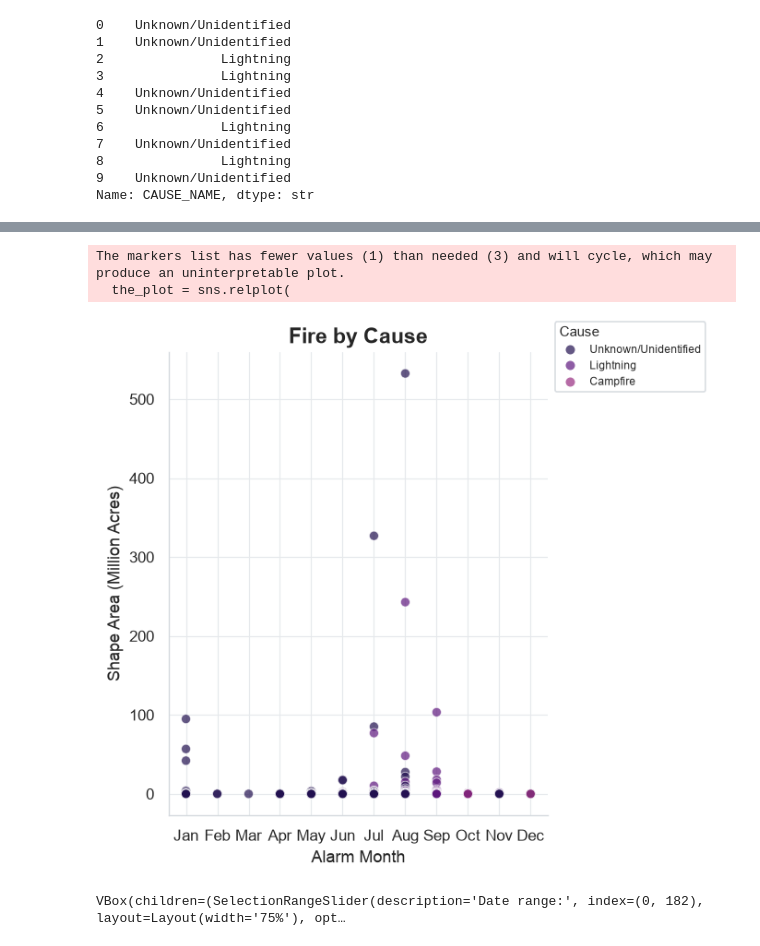
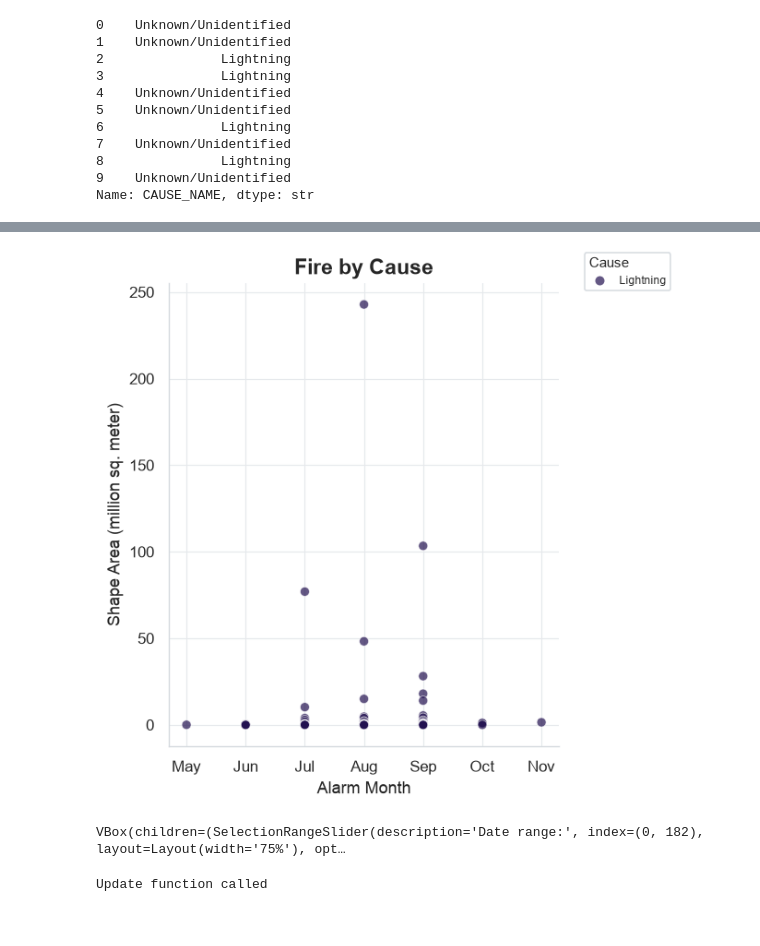
Before and after one commit to Sophiacyt/Wildfire-Wetland_BunkerAndersonTseng, a Jupyter notebook: scripts/A4/fire_by_cause_Sophia.ipynb, the cells around one changed output, grey strips where cells are left out. Cells and saved outputs as stored; diff of their text form; code cells hidden in the pictures.

```diff
--- a/scripts/A4/fire_by_cause_Sophia.ipynb
+++ b/scripts/A4/fire_by_cause_Sophia.ipynb
@@ -155,7 +155,7 @@ alarm_start_date = "2025-01-01" #alarm date dropdown range
 alarm_end_date = "2025-12-31"
 cont_start_date = "2025-01-01" #containment date dropdown range
 cont_end_date = "2025-12-31"
-cause = ['Lightning','Unknown/Unidentified']
+cause = 'Lightning'
 size = 0
 
 # Subset the data
@@ -164,7 +164,7 @@ fire_subset = fire_shp_25.loc[
     (fire_shp_25['ALARM_DATE'] <= alarm_end_date) &    # End date
     (fire_shp_25['CONT_DATE'] >= cont_start_date) &    # Containment start date
     (fire_shp_25['CONT_DATE'] <= cont_end_date) &      # Containment end date
-    (fire_shp_25['CAUSE_NAME'].isin(cause)) &
+    (fire_shp_25['CAUSE_NAME']==(cause)) &
     (fire_shp_25['Shape_Area'] >= size),
 ]
 
@@ -191,7 +191,7 @@ the_plot = sns.relplot(
 )
 
 #Set plot title and axis labels
-the_plot.set_axis_labels('Alarm Month', 'Shape Area (Million Acres)')
+the_plot.set_axis_labels('Alarm Month', 'Shape Area (million sq. meter)')
 the_plot.set(title='Fire by Cause')
 
 #Clean up the legend
@@ -235,7 +233,7 @@ def plot_fire_cause(alarm_start_date = "2025-01-01", #alarm date dropdown range
         (fire_shp_25['ALARM_DATE'] <= alarm_end_date) &    # End date
         (fire_shp_25['CONT_DATE'] >= cont_start_date) &    # Containment start date
         (fire_shp_25['CONT_DATE'] <= cont_end_date) &      # Containment end date
-        (fire_shp_25['CAUSE_NAME'].isin(cause)) &
+        (fire_shp_25['CAUSE_NAME']==(cause)) &
         (fire_shp_25['Shape_Area'] >= size),
         ]
 
@@ -251,7 +249,7 @@ def plot_fire_cause(alarm_start_date = "2025-01-01", #alarm date dropdown range
     )
 
     #Set plot title and axis labels
-    the_plot.set_axis_labels('Alarm Month', 'Shape Area (Million Acres)')
+    the_plot.set_axis_labels('Alarm Month', 'Shape Area (million sq. meter)')
     the_plot.set(title='Fire by Cause')
 
     #Clean up the legend
@@ -268,20 +266,18 @@ def plot_fire_cause(alarm_start_date = "2025-01-01", #alarm date dropdown range
 
 
     #Set y-axis to use scientific notation
-    the_plot = plt.gca()
-    the_plot.yaxis.set_major_formatter(
-        ticker.FuncFormatter(lambda x, pos: f'{x/1_000_000:g}')
+    ax = the_plot.ax
+    ax.yaxis.set_major_formatter(
+    ticker.FuncFormatter(lambda x, pos: f'{x/1_000_000:g}')
     )
 
     #return the plot
     return the_plot
 # %%
 #Apply the function
-plot_fire_cause(cause=['Lightning','Unknown/Unidentified','Campfire']);
+plot_fire_cause(cause='Lightning');
 # %% [output]
-The markers list has fewer values (1) than needed (3) and will cycle, which may produce an uninterpretable plot.
-  the_plot = sns.relplot(
-[figure, old version]
+[figure, new version]
 # %%
 #Create a dropdown widget from fire causes
 cause_list = fire_shp_25['CAUSE_NAME'].unique()
@@ -319,6 +327,7 @@ plot_output = widgets.Output()
 
 # Function to update the plot
 def update_data_or_plot(change=None):
+    print("Update function called")
     #Direct output to the plot_output widget
     with plot_output:
         # Clear the previous plot
@@ -326,9 +335,12 @@ def update_data_or_plot(change=None):
 
         # Generate the new plot
         g = plot_fire_cause(
-            start_date=date_slider_start.value[0],
-            cont_date=date_slider_cont.value[1],
+            alarm_start_date=date_slider_start.value[0],
+            alarm_end_date=date_slider_start.value[1],
+            cont_start_date=date_slider_cont.value[0],
+            cont_end_date=date_slider_cont.value[1],
             cause=cause_dropdown.value,
+            size=size_dropdown.value,
         )
 
         # Explicitly display the plot
@@ -339,6 +351,7 @@ def update_data_or_plot(change=None):
 date_slider_start.observe(update_data_or_plot, names='value')
 date_slider_cont.observe(update_data_or_plot, names='value')
 cause_dropdown.observe(update_data_or_plot, names='value')
+size_dropdown.observe(update_data_or_plot, names='value')
 
 # Display the widgets and plot together
 display(
@@ -346,6 +359,7 @@ display(
         date_slider_start,
         date_slider_cont,
         cause_dropdown,
+        size_dropdown,
         plot_output
     ])
 )
@@ -354,3 +368,4 @@ display(
 update_data_or_plot()
 # %% [output]
 VBox(children=(SelectionRangeSlider(description='Date range:', index=(0, 182), layout=Layout(width='75%'), opt…
+Update function called
```
Also changed, not shown: parts of 3 cells of this notebook.
